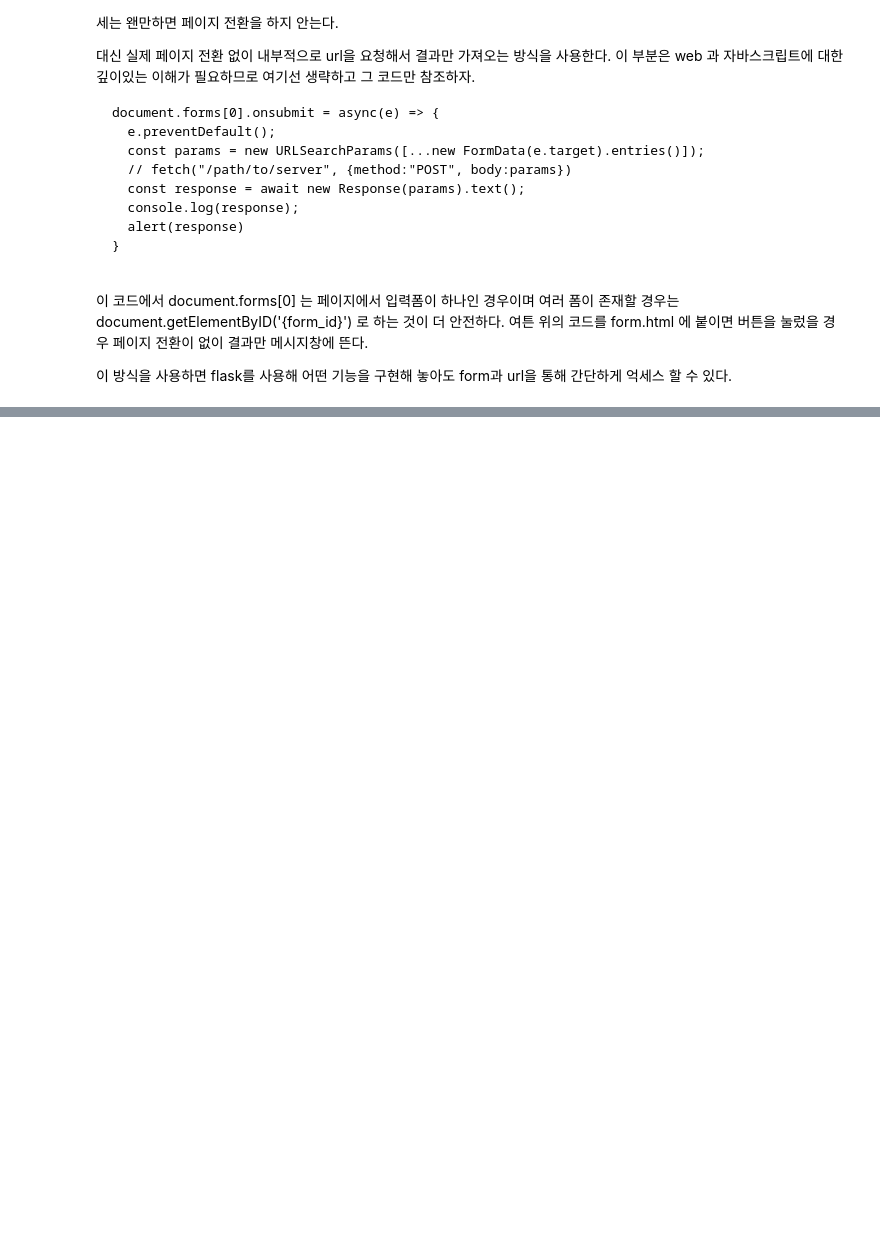
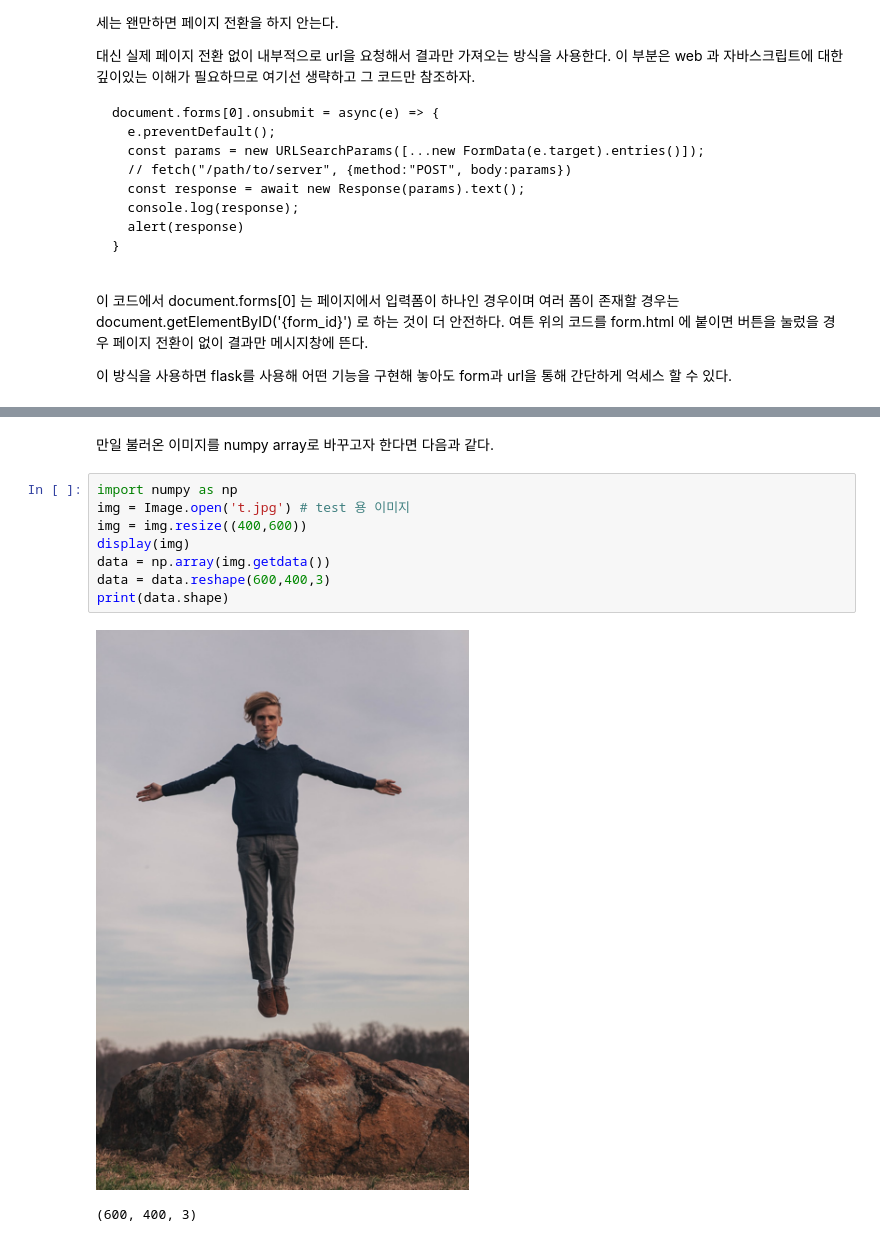
Before and after one commit to decoz/mlclass, a Jupyter notebook: etc/flask.ipynb, the cells around one changed output, grey strips where cells are left out. Saved outputs shown, nothing was run; the diff lists cells and outputs as text; blank space fills up the shorter version.

```diff
--- a/etc/flask.ipynb
+++ b/etc/flask.ipynb
@@ -302,0 +403,13 @@ document.forms[0].onsubmit = async(e) => {
+# %% [markdown]
+만일 불러온 이미지를 numpy array로 바꾸고자 한다면 다음과 같다.
+# %%
+import numpy as np
+img = Image.open('t.jpg') # test 용 이미지
+img = img.resize((400,600))
+display(img)
+data = np.array(img.getdata())
+data = data.reshape(600,400,3)
+print(data.shape)
+# %% [output]
+[figure, added]
+(600, 400, 3)
```
Also changed, not shown: parts of 4 cells of this notebook.
